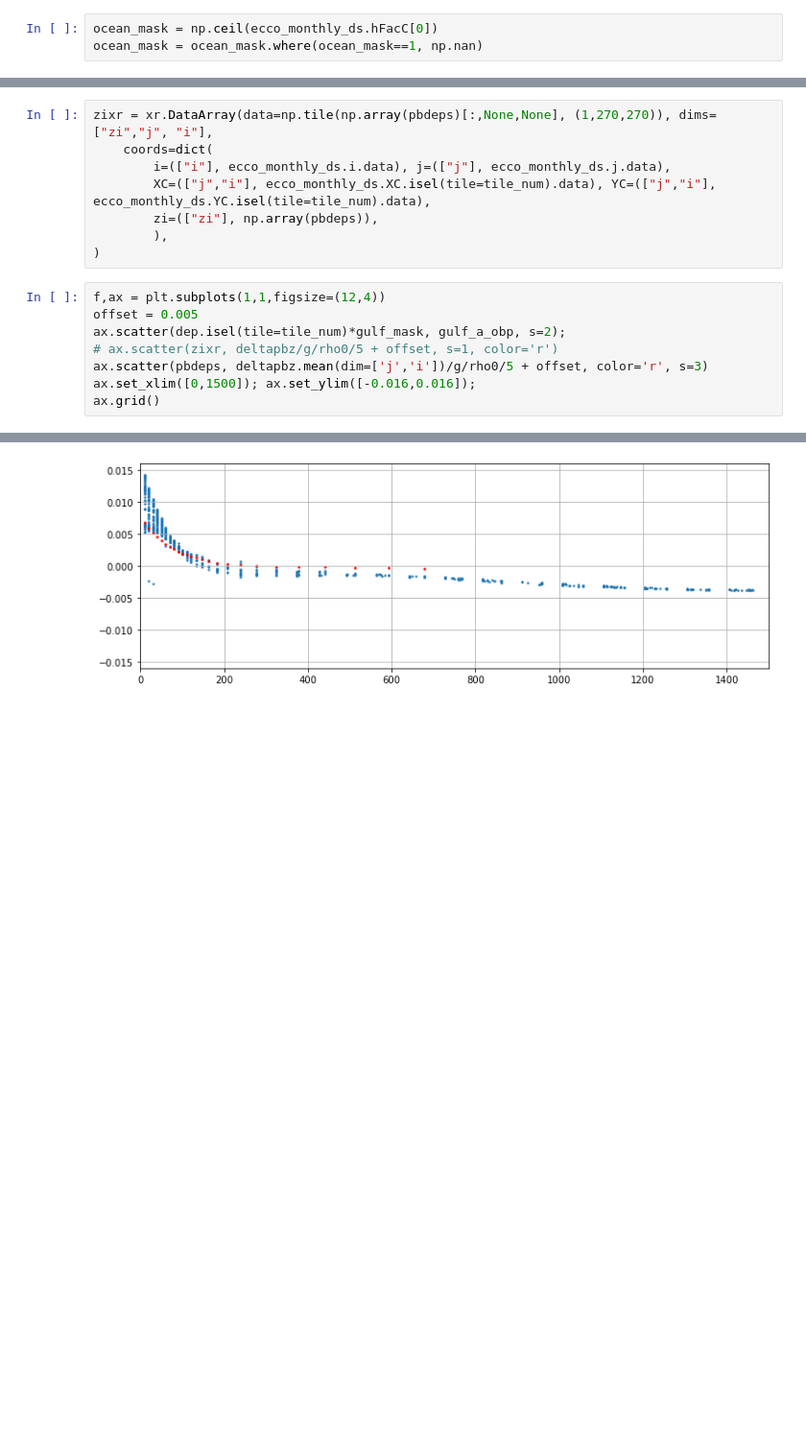
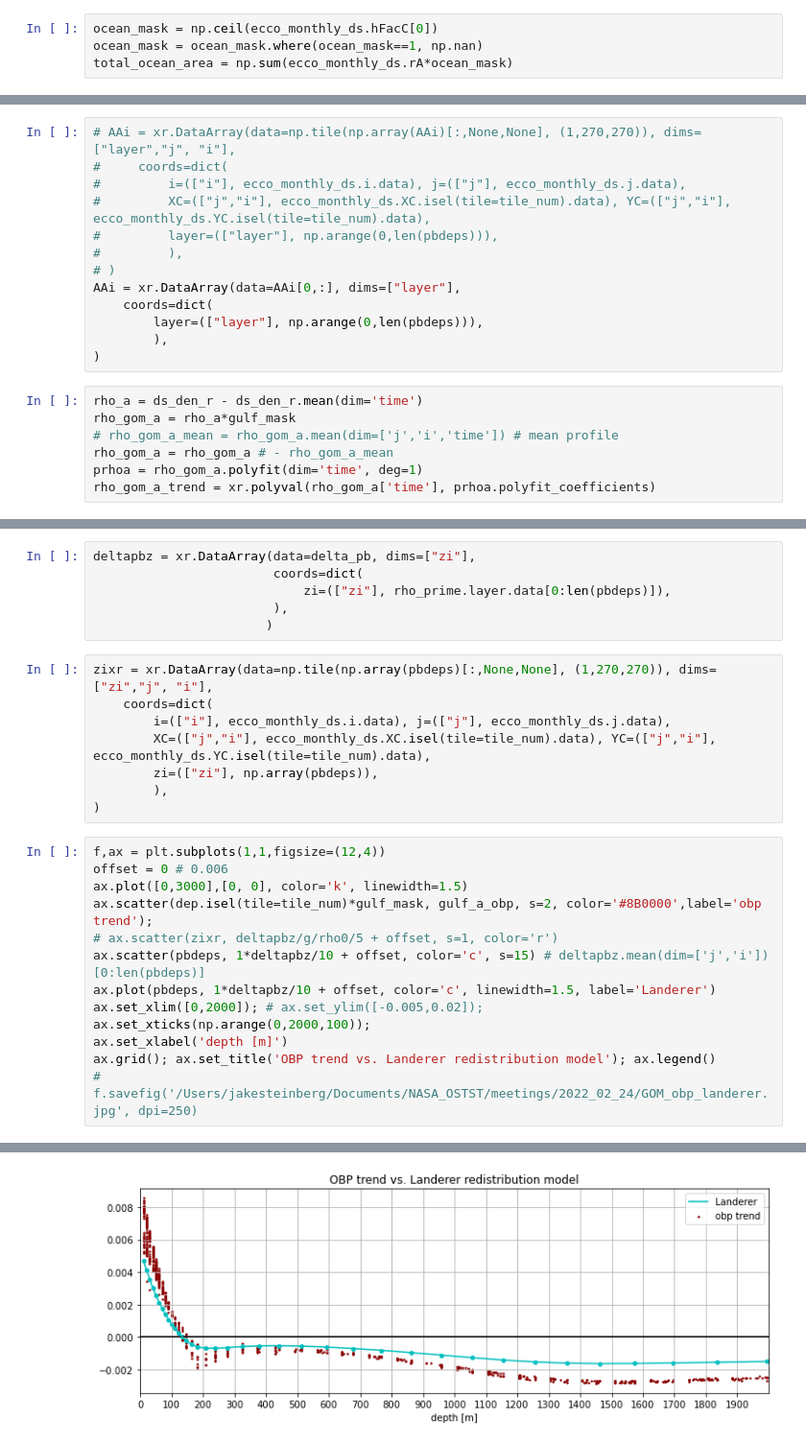
Before and after one commit to jakesteinberg/nasa_ostst, a Jupyter notebook: trends.ipynb, the cells around one changed output, grey strips where cells are left out. Shown: that part at 96% size. Cells and saved outputs as stored; diff of their text form; blank space fills up the shorter version.

```diff
--- a/trends.ipynb
+++ b/trends.ipynb
@@ -45,3 +47,4 @@ loading files of  PHIBOT
 # %%
 ocean_mask = np.ceil(ecco_monthly_ds.hFacC[0])
 ocean_mask = ocean_mask.where(ocean_mask==1, np.nan)
+total_ocean_area = np.sum(ecco_monthly_ds.rA*ocean_mask)
@@ -294,3 +322,23 @@ pbdeps = imast
+# %%
+# AAi = xr.DataArray(data=np.tile(np.array(AAi)[:,None,None], (1,270,270)), dims=["layer","j", "i"],
+#     coords=dict(
+#         i=(["i"], ecco_monthly_ds.i.data), j=(["j"], ecco_monthly_ds.j.data),
+#         XC=(["j","i"], ecco_monthly_ds.XC.isel(tile=tile_num).data), YC=(["j","i"], ecco_monthly_ds.YC.isel(tile=tile_num).data),
+#         layer=(["layer"], np.arange(0,len(pbdeps))),
+#         ),
+# )
+AAi = xr.DataArray(data=AAi[0,:], dims=["layer"],
+    coords=dict(
+        layer=(["layer"], np.arange(0,len(pbdeps))),
+        ),
+)
+# %%
+rho_a = ds_den_r - ds_den_r.mean(dim='time')
+rho_gom_a = rho_a*gulf_mask
+# rho_gom_a_mean = rho_gom_a.mean(dim=['j','i','time']) # mean profile
+rho_gom_a = rho_gom_a # - rho_gom_a_mean
+prhoa = rho_gom_a.polyfit(dim='time', deg=1)
+rho_gom_a_trend = xr.polyval(rho_gom_a['time'], prhoa.polyfit_coefficients)
 # %%
 rho0 = 1035; g = 9.81;
 v_cell_t = ecco_grid.hFacC.isel(tile=tile_num)*ecco_grid.drF
@@ -338,3 +417,9 @@ for m in range(0,len(imast)):
+# %%
+deltapbz = xr.DataArray(data=delta_pb, dims=["zi"],
+                        coords=dict(
+                            zi=(["zi"], rho_prime.layer.data[0:len(pbdeps)]),
+                        ),
+                       )
 # %%
 zixr = xr.DataArray(data=np.tile(np.array(pbdeps)[:,None,None], (1,270,270)), dims=["zi","j", "i"],
     coords=dict(
@@ -345,10 +430,15 @@ zixr = xr.DataArray(data=np.tile(np.array(pbdeps)[:,None,None], (1,270,270)), di
 )
 # %%
 f,ax = plt.subplots(1,1,figsize=(12,4))
-offset = 0.005
-ax.scatter(dep.isel(tile=tile_num)*gulf_mask, gulf_a_obp, s=2);
+offset = 0 # 0.006
+ax.plot([0,3000],[0, 0], color='k', linewidth=1.5)
+ax.scatter(dep.isel(tile=tile_num)*gulf_mask, gulf_a_obp, s=2, color='#8B0000',label='obp trend');
 # ax.scatter(zixr, deltapbz/g/rho0/5 + offset, s=1, color='r')
-ax.scatter(pbdeps, deltapbz.mean(dim=['j','i'])/g/rho0/5 + offset, color='r', s=3)
-ax.set_xlim([0,1500]); ax.set_ylim([-0.016,0.016]);
-ax.grid()
+ax.scatter(pbdeps, 1*deltapbz/10 + offset, color='c', s=15) # deltapbz.mean(dim=['j','i'])[0:len(pbdeps)]
+ax.plot(pbdeps, 1*deltapbz/10 + offset, color='c', linewidth=1.5, label='Landerer')
+ax.set_xlim([0,2000]); # ax.set_ylim([-0.005,0.02]);
+ax.set_xticks(np.arange(0,2000,100));
+ax.set_xlabel('depth [m]')
+ax.grid(); ax.set_title('OBP trend vs. Landerer redistribution model'); ax.legend()
+# f.savefig('/Users/jakesteinberg/Documents/NASA_OSTST/meetings/2022_02_24/GOM_obp_landerer.jpg', dpi=250)
 # %% [output]
@@ -355 +446 @@ ax.grid()
-[figure, old version]
+[figure, new version]
```
Also changed, not shown: parts of 23 cells of this notebook, 2 other files.
